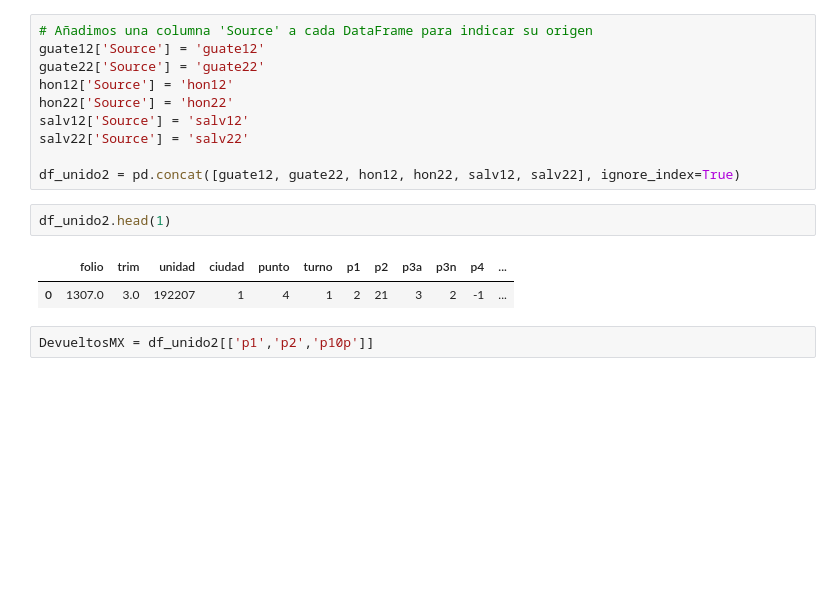
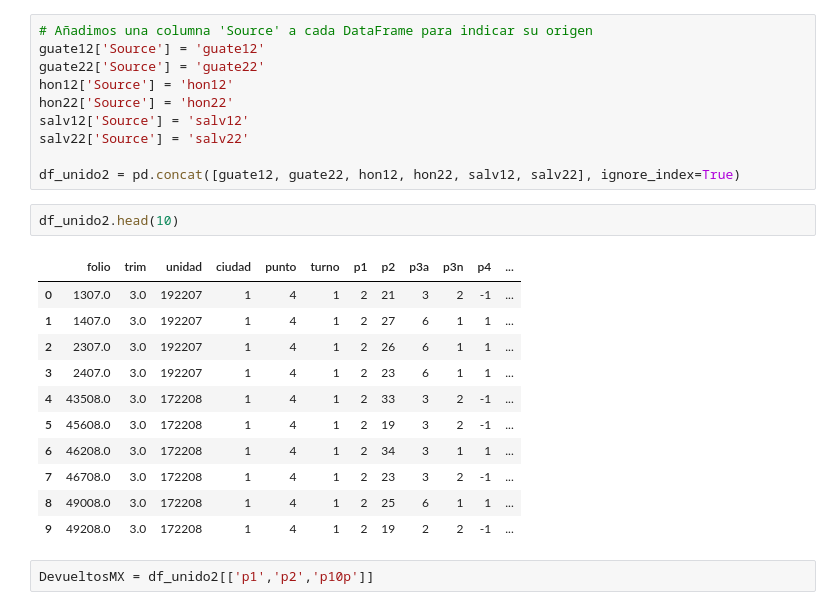
Before and after one commit to puriarter21/Mapa_Migracion_Irregular_Mexico, a Jupyter notebook: 2.Tesis/vistesis.ipynb, the cells around one changed output. Drawn from its saved outputs; the diff is of its cells as text; blank space fills up the shorter version.

```diff
--- a/2.Tesis/vistesis.ipynb
+++ b/2.Tesis/vistesis.ipynb
@@ -606,10 +767,19 @@ salv22['Source'] = 'salv22'
 
 df_unido2 = pd.concat([guate12, guate22, hon12, hon22, salv12, salv22], ignore_index=True)
 # %%
-df_unido2.head(1)
+df_unido2.head(10)
 # %% [output]
 |  | folio | trim | unidad | ciudad | punto | turno | p1 | p2 | p3a | p3n | p4 | ... |
 | 0 | 1307.0 | 3.0 | 192207 | 1 | 4 | 1 | 2 | 21 | 3 | 2 | -1 | ... |
+| 1 | 1407.0 | 3.0 | 192207 | 1 | 4 | 1 | 2 | 27 | 6 | 1 | 1 | ... |
+| 2 | 2307.0 | 3.0 | 192207 | 1 | 4 | 1 | 2 | 26 | 6 | 1 | 1 | ... |
+| 3 | 2407.0 | 3.0 | 192207 | 1 | 4 | 1 | 2 | 23 | 6 | 1 | 1 | ... |
+| 4 | 43508.0 | 3.0 | 172208 | 1 | 4 | 1 | 2 | 33 | 3 | 2 | -1 | ... |
+| 5 | 45608.0 | 3.0 | 172208 | 1 | 4 | 1 | 2 | 19 | 3 | 2 | -1 | ... |
+| 6 | 46208.0 | 3.0 | 172208 | 1 | 4 | 1 | 2 | 34 | 3 | 1 | 1 | ... |
+| 7 | 46708.0 | 3.0 | 172208 | 1 | 4 | 1 | 2 | 23 | 3 | 2 | -1 | ... |
+| 8 | 49008.0 | 3.0 | 172208 | 1 | 4 | 1 | 2 | 25 | 6 | 1 | 1 | ... |
+| 9 | 49208.0 | 3.0 | 172208 | 1 | 4 | 1 | 2 | 19 | 2 | 2 | -1 | ... |
 # %%
 DevueltosMX = df_unido2[['p1','p2','p10p']]
 # %%
```
Also changed, not shown: parts of 51 cells of this notebook.
